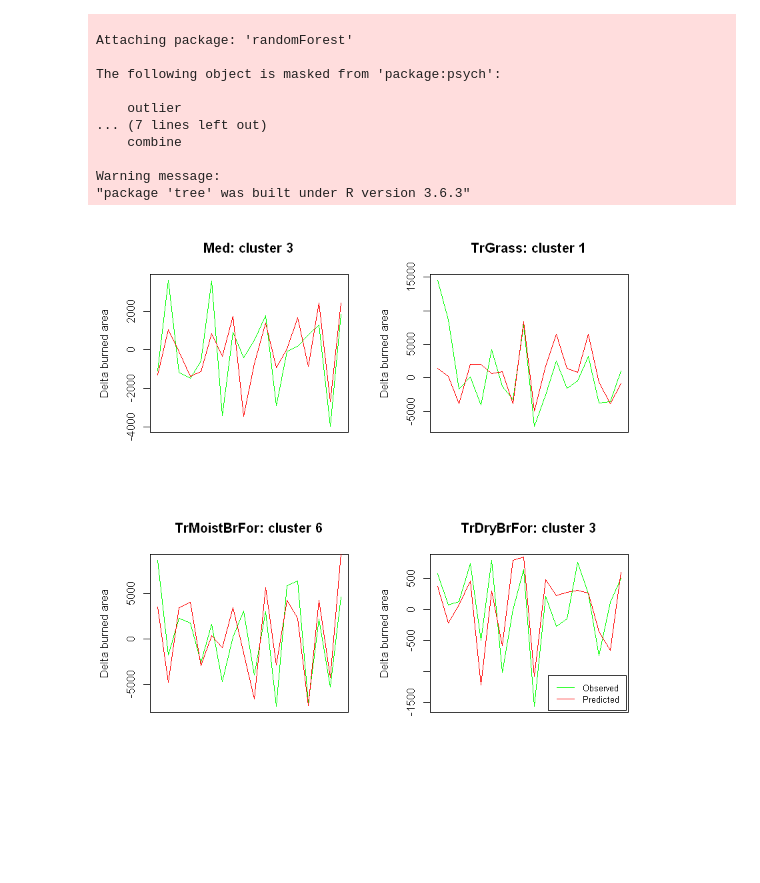
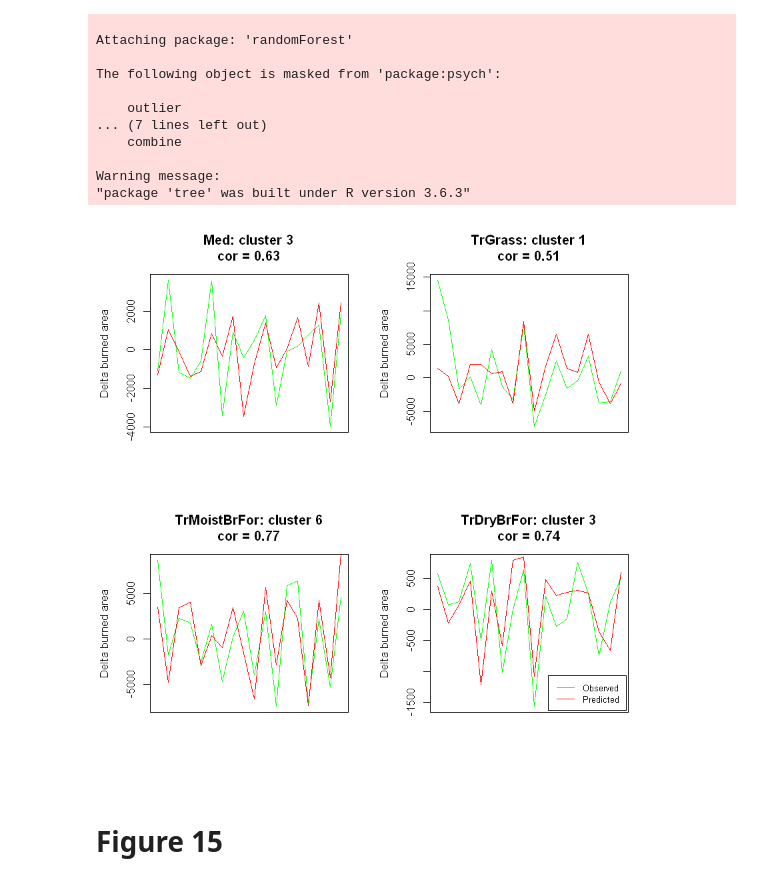
Before and after one commit to MarcosVM98/TFM, a Jupyter notebook: notebooks/Figures.ipynb, the cells around one changed output. Cells and saved outputs as stored; diff of their text form; code cells hidden in the pictures; blank space fills up the shorter version.

```diff
--- a/notebooks/Figures.ipynb
+++ b/notebooks/Figures.ipynb
@@ -570,6 +614,7 @@ for (i in 1:10){
          xlab = '', ylab = 'Anomaly', main = names[i], col = 'red')
     axis(1, at=seq(0,244,12), labels = F)
     text(seq(0,244,12), par("usr")[3] - .8, labels=2000:2020, srt = 45, pos = 1, xpd = TRUE, cex = .7)
+    abline(0,0)
 }
 #dev.off()
 # %% [output]
@@ -644,7 +694,7 @@ df[110:120,]
 # correlation without deltas
 
 names = c('nina34', 'nao', 'poleur', 'ea', 'eawr', 'pna', 'scand', 'wp', 'oni', 'soi')
-for (i in 1:8){
+for (i in c(5,7)){
     #pdf(paste('Figures/Figure11a_', names[i], '.pdf', sep =''), height = 14, width = 10)
     arg.list <- list(col.regions = colorRampPalette(brewer.pal(11, 'Spectral')[11:1])(21),
                           at = seq(-1, 1, 0.1), as.table = T, colorkey = list(space = 'bottom'), layout = c(2,2))
@@ -655,7 +705,7 @@ for (i in 1:8){
     arg.list[["xlim"]] <- c(-180,180)
     #arg.list[['main']] = paste('Annual correlation without using deltas of', names[i])
     df1 = masked_coords
-
+    # tal vez poner sólo los índices que usan los modelos de los clusters 7.1 y 12.3
     df1 <- cbind.data.frame(df1, corr.df[2*i+1], corr.df.lag.1[2*i+1], corr.df.lag.2[2*i+1], corr.df.lag.3[2*i+1])
     coordinates(df1) <- c(1,2)
     gridded(df1) <- TRUE
@@ -690,7 +723,7 @@ Warning message in points2grid(points, tolerance, round):
 # correlation with deltas
 
 names = c('nina34', 'nao', 'poleur', 'ea', 'eawr', 'pna', 'scand', 'wp', 'oni', 'soi')
-for (i in 1:8){
+for (i in c(5,7)){
     #pdf(paste('Figures/Figure11b_', names[i], '.pdf', sep =''), height = 14, width = 10)
     arg.list <- list(col.regions = colorRampPalette(brewer.pal(11, 'Spectral')[11:1])(21),
                           at = seq(-1, 1, 0.1), as.table = T, colorkey = list(space = 'bottom'), layout = c(2,2))
@@ -830,39 +846,44 @@ get.table.violin.plot <- function(inds, name){
     names[inds[3]] = 'knn'
     Table = data.frame()
     for (i in c(inds[1], inds[2], inds[3])){
-        table1 = table[,c(1,2,i)]
+        table1 = table[which(!is.na(table$lm.bias)),c(1,2,i)]
         colnames(table1) = c('biome', 'cluster', name)
         table1$Method = paste(names[i], '_0', sep = '')
         table1$Technique = names[i]
 
-        table2 = table.deltas.Lag.1[,c(1,2,i)]
+        table2 = table.deltas.Lag.1[which(!is.na(table.deltas.Lag.1$lm.bias)),c(1,2,i)]
         colnames(table2) = c('biome', 'cluster', name)
         table2$Method = paste(names[i], '_1', sep = '')
         table2$Technique = names[i]
 
-        table3 = table.deltas.Lag.2[,c(1,2,i)]
+        table3 = table.deltas.Lag.2[which(!is.na(table.deltas.Lag.2$lm.bias)),c(1,2,i)]
         colnames(table3) = c('biome', 'cluster', name)
         table3$Method = paste(names[i], '_2', sep = '')
         table3$Technique = names[i]
 
-        table4 = table.deltas.Lag.3[,c(1,2,i)]
+        table4 = table.deltas.Lag.3[which(!is.na(table.deltas.Lag.3$lm.bias)),c(1,2,i)]
         colnames(table4) = c('biome', 'cluster', name)
         table4$Method = paste(names[i], '_3', sep = '')
         table4$Technique = names[i]
 
-        table5 = table.deltas.Lag.123[,c(1,2,i)]
+        table5 = table.deltas.Lag.123[which(!is.na(table.deltas.Lag.123$lm.bias)),c(1,2,i)]
         colnames(table5) = c('biome', 'cluster', name)
         table5$Method = paste(names[i], '_123', sep = '')
         table5$Technique = names[i]
 
-        table6 = table.deltas.Lag.0123[,c(1,2,i)]
+        table6 = table.deltas.Lag.0123[which(!is.na(table.deltas.Lag.0123$lm.bias)),c(1,2,i)]
         colnames(table6) = c('biome', 'cluster', name)
         table6$Method = paste(names[i], '_0123', sep = '')
         table6$Technique = names[i]
 
         Table = rbind(Table, table1, table2, table3, table4, table5, table6)
+
+        # Sort the levels of the factor
+        Table$Method = factor(Table$Method, levels = c('knn_0','knn_1','knn_2','knn_3','knn_123','knn_0123','lm_0','lm_1',
+                                                       'lm_2','lm_3','lm_123','lm_0123','rf_0','rf_1','rf_2','rf_3','rf_123',
+                                                      'rf_0123'))
     }
-    Table$Method = as.factor(Table$Method)
+
     return (Table)
 }
 # %%
@@ -932,28 +939,29 @@ Warning message:
 # %%
 # Predicted time series versus observed time series
 
 #pdf('Figures/Figure14.pdf')
 
 # Doing the plots
 par(mfrow=c(2,2))
 biomes.to.plot = c(12, 7, 1, 2)
-clusters.to.plot = c(3, 1, 6, 3)
+clusters.to.plot = c(3, 1, 6, 3)# cambiar clusters
 
 for (i in 1:4){
     lm <- lm.obtention(fireSeason_def_2, log1p(masked_ba_series), dates,
                   cbind(corr.df.delta.1, corr.df.delta.2[,-c(1,2)], corr.df.delta.3[,-c(1,2)]),
                   list(nina34, nao, poleur, ea, eawr, pna, scand, wp), biome = biomes.to.plot[i], cluster = clusters.to.plot[i],
                        t = 3, useDeltas = T, min.t = 1)
 
     # Observed vs predicted plot
     plot(lm$mod$pred$obs, col = 'green', ylab = "Delta burned area", type = 'l', xaxt = 'n', xlab = '',
-         main = paste(legend.biomes$Label[biomes.to.plot[i]], ': cluster ', clusters.to.plot[i], sep = ''))
+         main = paste(legend.biomes$Label[biomes.to.plot[i]], ': cluster ', clusters.to.plot[i], '\n', 'cor = ',
+                      round(lm$results[5], 2), sep = ''))
     lines(lm$mod$pred$pred, col = 'red')
 }
 
 legend(11.3, -1070, legend=c("Observed", "Predicted"),
        col=c("green", "red"), lty=1, cex=0.8)
 
 #dev.off()
 # %% [output]
-[figure, old version]
+[figure, new version]
@@ -962,0 +968,2 @@ legend(11.3, -1070, legend=c("Observed", "Predicted"),
+# %% [markdown]
+# Figure 15
```
Also changed, not shown: parts of 20 cells of this notebook, 21 other files.
